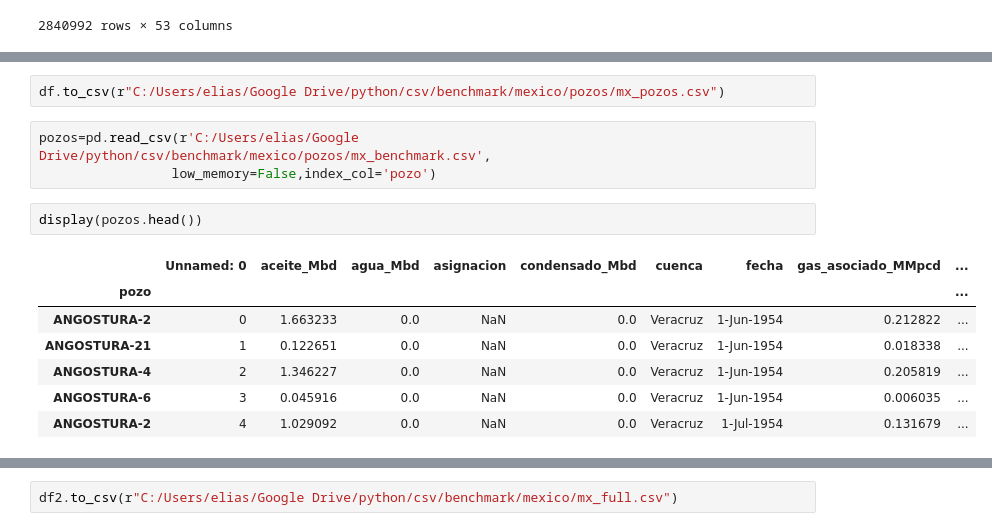
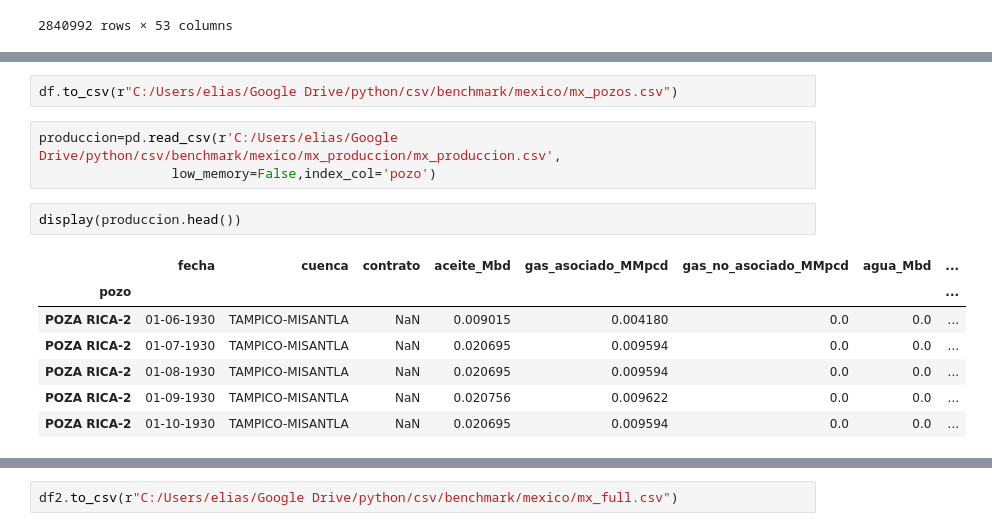
Before and after one commit to eliasft/projects, a Jupyter notebook: benchmarks_v1.ipynb, the cells around one changed output, grey strips where cells are left out. Saved outputs shown, nothing was run; the diff lists cells and outputs as text.

```diff
--- a/benchmarks_v1.ipynb
+++ b/benchmarks_v1.ipynb
@@ -403,17 +400,17 @@ display(df.head())
 | BOK-1 | 2005.0 | BOK | EXPLORATORIO | Disponible | AGUAS TERRITORIALES | CERRADO | 236366 | ... |
 | HEM-1 | 2015.0 | HEM | EXPLORATORIO | Disponible | AGUAS TERRITORIALES | CERRADO | 250123 | ... |
 # %%
-df.to_csv(r"C:/Users/elias/Google Drive/python/csv/benchmark/mexico/pozos/mx_pozos.csv")
+df.to_csv(r"C:/Users/elias/Google Drive/python/csv/benchmark/mexico/mx_pozos.csv")
 # %%
-pozos=pd.read_csv(r'C:/Users/elias/Google Drive/python/csv/benchmark/mexico/pozos/mx_benchmark.csv',
+produccion=pd.read_csv(r'C:/Users/elias/Google Drive/python/csv/benchmark/mexico/mx_produccion/mx_produccion.csv',
                  low_memory=False,index_col='pozo')
 # %%
-display(pozos.head())
+display(produccion.head())
 # %% [output]
-|  | Unnamed: 0 | aceite_Mbd | agua_Mbd | asignacion | condensado_Mbd | cuenca | fecha | gas_asociado_MMpcd | ... |
-| pozo |  |  |  |  |  |  |  |  | ... |
-| ANGOSTURA-2 | 0 | 1.663233 | 0.0 | NaN | 0.0 | Veracruz | 1-Jun-1954 | 0.212822 | ... |
-| ANGOSTURA-21 | 1 | 0.122651 | 0.0 | NaN | 0.0 | Veracruz | 1-Jun-1954 | 0.018338 | ... |
-| ANGOSTURA-4 | 2 | 1.346227 | 0.0 | NaN | 0.0 | Veracruz | 1-Jun-1954 | 0.205819 | ... |
-| ANGOSTURA-6 | 3 | 0.045916 | 0.0 | NaN | 0.0 | Veracruz | 1-Jun-1954 | 0.006035 | ... |
-| ANGOSTURA-2 | 4 | 1.029092 | 0.0 | NaN | 0.0 | Veracruz | 1-Jul-1954 | 0.131679 | ... |
+|  | fecha | cuenca | contrato | aceite_Mbd | gas_asociado_MMpcd | gas_no_asociado_MMpcd | agua_Mbd | ... |
+| pozo |  |  |  |  |  |  |  | ... |
+| POZA RICA-2 | 01-06-1930 | TAMPICO-MISANTLA | NaN | 0.009015 | 0.004180 | 0.0 | 0.0 | ... |
+| POZA RICA-2 | 01-07-1930 | TAMPICO-MISANTLA | NaN | 0.020695 | 0.009594 | 0.0 | 0.0 | ... |
+| POZA RICA-2 | 01-08-1930 | TAMPICO-MISANTLA | NaN | 0.020695 | 0.009594 | 0.0 | 0.0 | ... |
+| POZA RICA-2 | 01-09-1930 | TAMPICO-MISANTLA | NaN | 0.020756 | 0.009622 | 0.0 | 0.0 | ... |
+| POZA RICA-2 | 01-10-1930 | TAMPICO-MISANTLA | NaN | 0.020695 | 0.009594 | 0.0 | 0.0 | ... |
```
Also changed, not shown: parts of 24 cells of this notebook, 3 other files.
